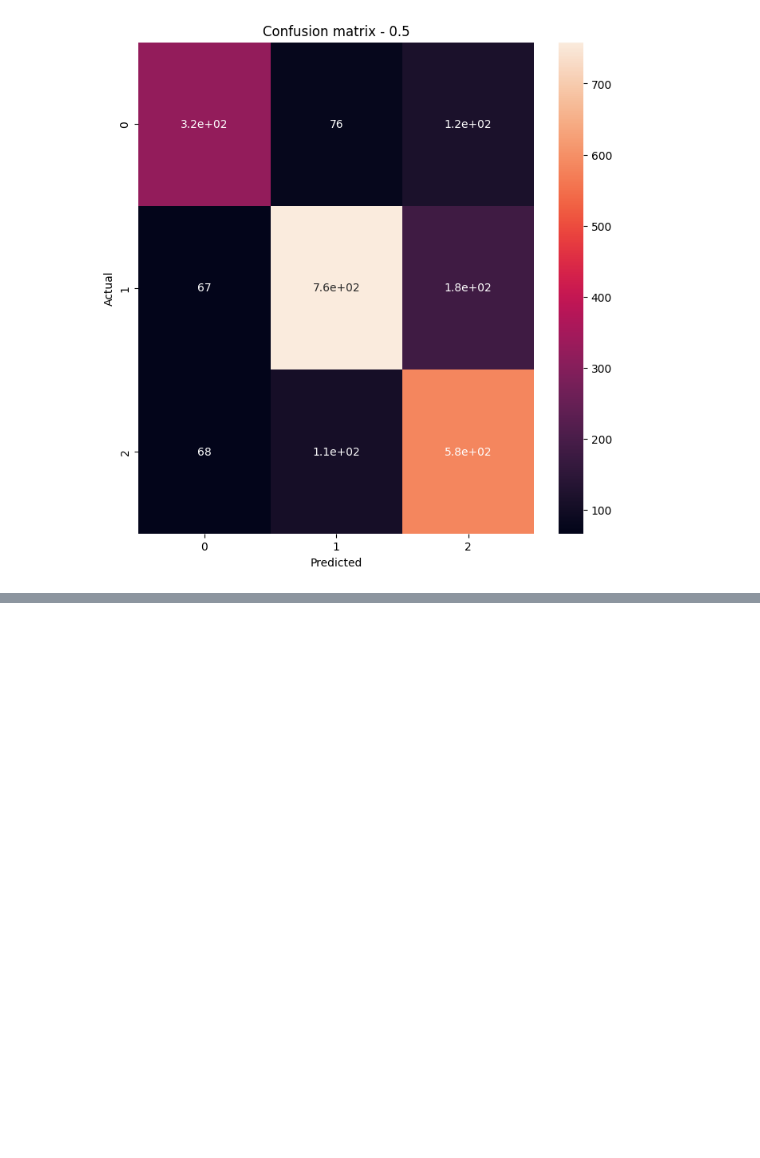
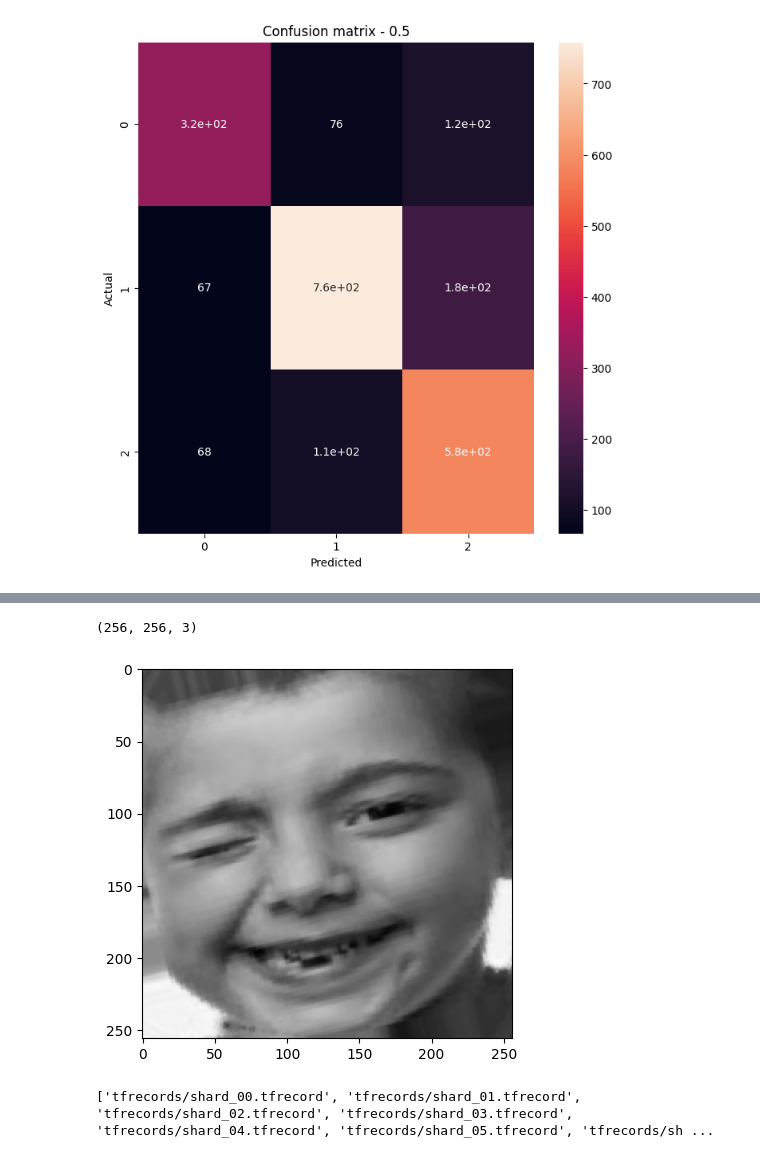
Before and after one commit to natek-1/emotion-detection, a Jupyter notebook: research/Human_Eotion_detection.ipynb, the cells around one changed output, grey strips where cells are left out. Drawn from its saved outputs; the diff is of its cells as text; code cells hidden in the pictures; blank space fills up the shorter version.

```diff
--- a/research/Human_Eotion_detection.ipynb
+++ b/research/Human_Eotion_detection.ipynb
@@ -407,0 +444,18 @@ lab = np.concatenate([np.argmax(labels[:-1], axis = -1).flatten(), np.argmax(lab
+# %%
+def encode_image(image, label):
+    image = tf.io.serialize_tensor(image)
+    return image,tf.argmax(label)
+# %%
+encoded_dataset = (
+    training_dataset
+    .map(encode_image)
+)
+# %%
+# Example of how to decode images after encodign it
+for image, lable in encoded_dataset.take(1):
+    decoded_image = tf.io.parse_tensor(image, tf.float32)
+    print(decoded_image.shape)
+    plt.imshow(decoded_image/255.)
+# %% [output]
+(256, 256, 3)
+[figure, added]
@@ -407,0 +477,5 @@ lab = np.concatenate([np.argmax(labels[:-1], axis = -1).flatten(), np.argmax(lab
+# %%
+tfrecord_paths = [PATH.format(p) for p in range(NUM_SHARDS)]
+print(tfrecord_paths)
+# %% [output]
+['tfrecords/shard_00.tfrecord', 'tfrecords/shard_01.tfrecord', 'tfrecords/shard_02.tfrecord', 'tfrecords/shard_03.tfrecord', 'tfrecords/shard_04.tfrecord', 'tfrecords/shard_05.tfrecord', 'tfrecords/sh ...
```
Also changed, not shown: parts of 25 cells of this notebook.
